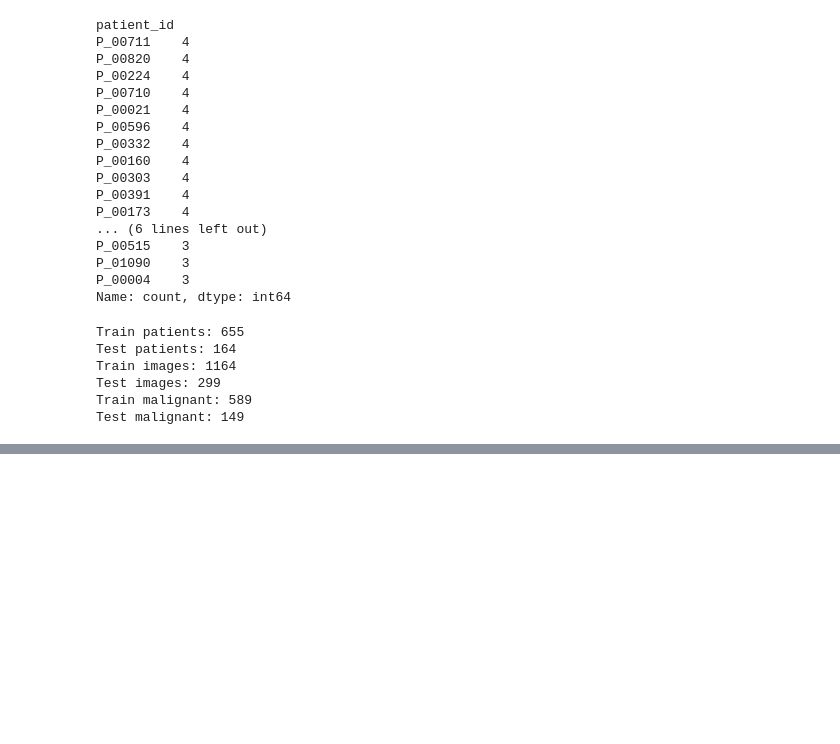
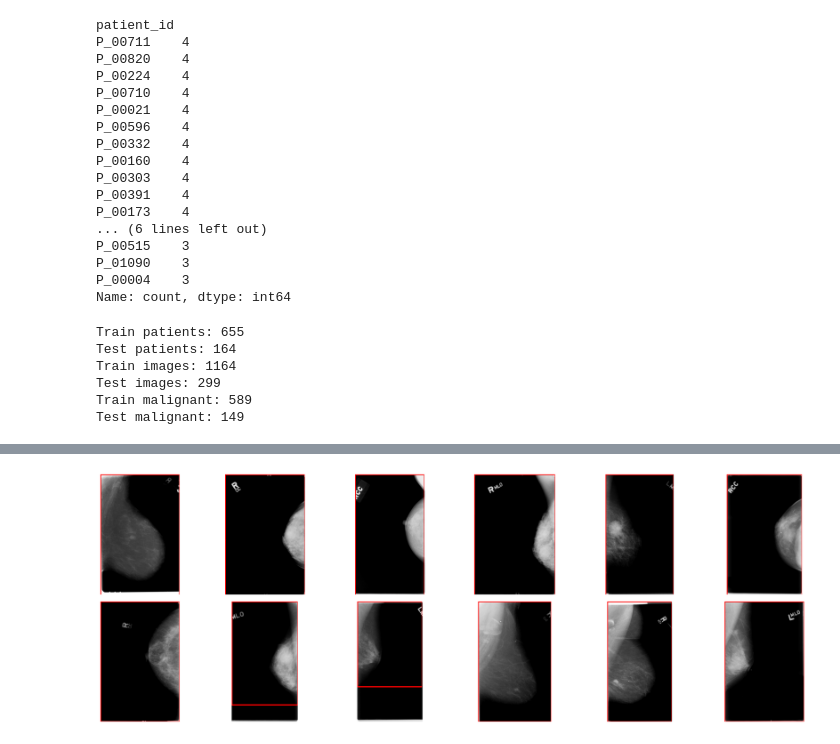
Before and after one commit to mesufyan/Breast_Cancer_Prediction, a Jupyter notebook: Notebooks/Data_Processing_and_Cleaning.ipynb, the cells around one changed output, grey strips where cells are left out. Cells and saved outputs as stored; diff of their text form; code cells hidden in the pictures; blank space fills up the shorter version.

```diff
--- a/Notebooks/Data_Processing_and_Cleaning.ipynb
+++ b/Notebooks/Data_Processing_and_Cleaning.ipynb
@@ -460,0 +611,15 @@ Test malignant: 149
+# %%
+import pandas as pd
+qc = []
+for p in X_train + X_test:
+    a = load_gray(p); H, W = a.shape
+    x0,y0,x1,y1 = breast_bbox(a); bw, bh = x1-x0, y1-y0
+    box = a[y0:y1, x0:x1]
+    fg = (box > threshold_otsu(a)).mean() if box.size else 0
+    qc.append({'path': p, 'box_frac': (bw*bh)/(W*H),
+               'box_w_frac': bw/W, 'fg_in_box': fg})
+Q = pd.DataFrame(qc)
+print(Q.describe(percentiles=[.01,.05,.5,.95,.99]))
+print("sliver/empty (box_frac<0.05):", (Q['box_frac']<0.05).sum())   # crop collapsed
+print("did nothing (box_frac>0.95):", (Q['box_frac']>0.95).sum())    # box = whole image
+print("low fill (fg<0.3):", (Q['fg_in_box']<0.3).sum())              # box not hugging tissue
@@ -460,0 +641,12 @@ Test malignant: 149
+# %%
+import matplotlib.pyplot as plt
+suspect = Q[(Q['fg_in_box'] < 0.3)].sort_values('fg_in_box')['path'].head(12).tolist()
+fig, ax = plt.subplots(2, 6, figsize=(18, 6))
+for i, p in enumerate(suspect):
+    a = load_gray(p); x0,y0,x1,y1 = breast_bbox(a)
+    ax.flat[i].imshow(a, cmap='gray')
+    ax.flat[i].add_patch(plt.Rectangle((x0,y0),x1-x0,y1-y0,ec='r',fc='none',lw=2))
+    ax.flat[i].axis('off')
+plt.tight_layout(); plt.show()
+# %% [output]
+[figure, added]
```
Also changed, not shown: parts of 12 cells of this notebook.
